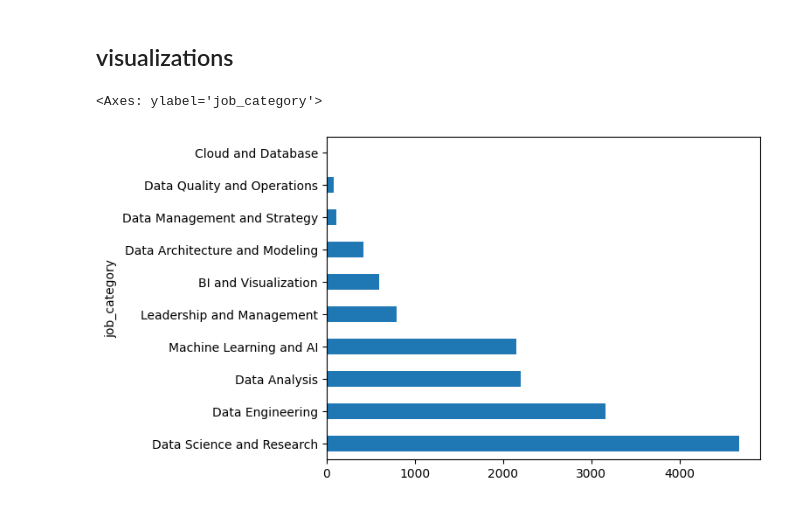
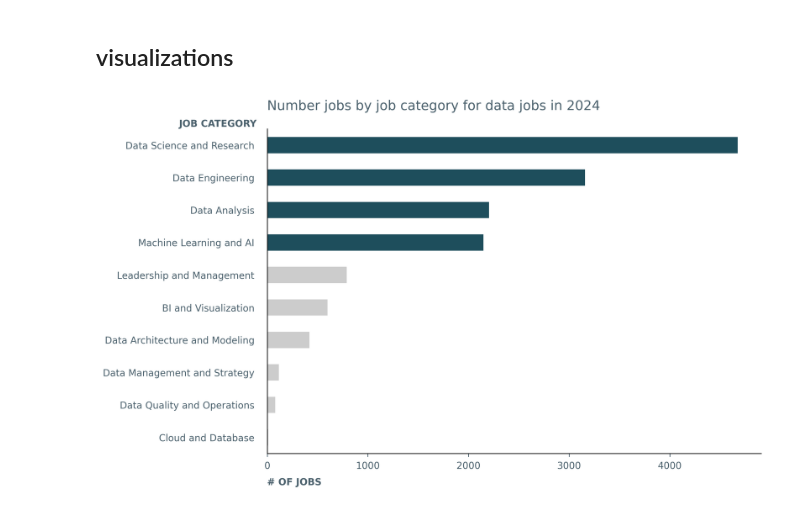
Before and after one commit to 0marsm0/datavisualisation-Alisher-Yuldashev-DE24, a Jupyter notebook: code_alongs/05_mplstyle/mplstyle_storytelling.ipynb, the cells around one changed output. Saved outputs shown, nothing was run; the diff lists cells and outputs as text; code cells hidden in the pictures.

```diff
--- a/code_alongs/05_mplstyle/mplstyle_storytelling.ipynb
+++ b/code_alongs/05_mplstyle/mplstyle_storytelling.ipynb
@@ -44,7 +45,24 @@ Name: count, dtype: int64
 # %% [markdown]
 ## visualizations
 # %%
-df_job_categories.plot(kind="barh")
+from charts_utils import horizontal_bar_options, save_fig_from_ax
+from constants import BLUE_1, GRAY_1
+
+colors = [GRAY_1] * len(df_job_categories)
+colors[:4] = [BLUE_1] * 4
+
+ax = df_job_categories.plot(
+    kind="barh",
+    color=colors
+)
+
+ax = horizontal_bar_options(
+    ax,
+    title = "Number jobs by job category for data jobs in 2024",
+    xlabel = "# of jobs".upper(),
+    ylabel = "job category".upper()
+)
+
+save_fig_from_ax(ax, "figures/number_data_jobs.png")
 # %% [output]
-<Axes: ylabel='job_category'>
-[figure, old version]
+[figure, new version]
```
Also changed, not shown: parts of 3 cells of this notebook, 4 other files.
